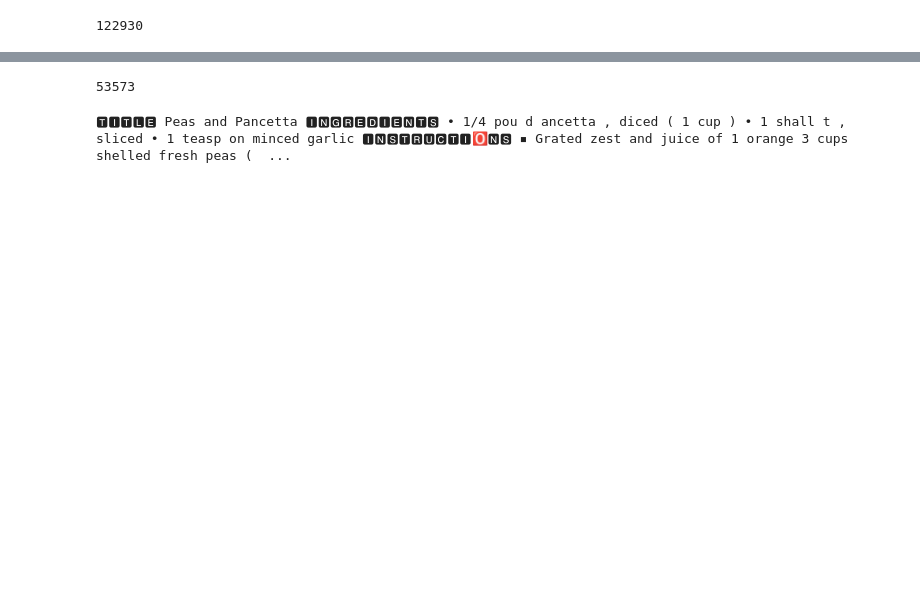
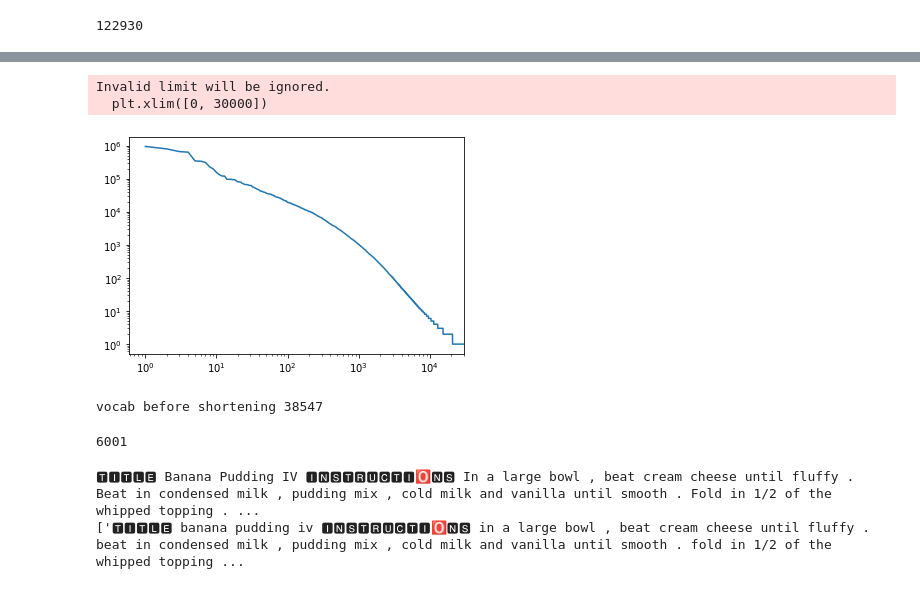
Before and after one commit to andrewdingcanada8/ml-recipe-generator, a Jupyter notebook: data/data_mmf.ipynb, the cells around one changed output, grey strips where cells are left out. Saved outputs shown, nothing was run; the diff lists cells and outputs as text; code cells hidden in the pictures; blank space fills up the shorter version.

```diff
--- a/data/data_mmf.ipynb
+++ b/data/data_mmf.ipynb
@@ -105,8 +201,11 @@ print(len(max_len_recipes))
+# %%
+from nltk.stem import WordNetLemmatizer, PorterStemmer
+lm = WordNetLemmatizer()
+ps = PorterStemmer()
 # %%
-import nltk
-nltk.download('punkt')
 for i in range(len(max_len_recipes)):
     sentence = max_len_recipes[i]
+    sentence = lm.lemmatize(sentence)
     tokens = nltk.word_tokenize(sentence)
     nltk_data = " ".join(tokens)
     max_len_recipes[i] = nltk_data
@@ -117,14 +212,41 @@ for i in range(len(max_len_recipes)):
 # %%
 STOP_SIGN = '<STOP>'
+CAP = 6000
 tokenizer = tf.keras.preprocessing.text.Tokenizer(
-    filters='\n.*',
+    # char_level=True,
+    num_words=CAP,
+    char_level=False,
+    filters='▪︎()',
     lower=True,
-    split=' ',
-    oov_token="<OOV>",
-    char_level=False
+    split=' '
 )
 
 # Stop word is not a part of recipes, but tokenizer must know about it as well.
-tokenizer.fit_on_texts([STOP_SIGN])
+tokenizer.fit_on_texts([STOP_SIGN]*3000)
 tokenizer.fit_on_texts(max_len_recipes)
+
 # tokenizer.get_config()
+# %%
+
+word_freq_sorted = sorted(
+    tokenizer.word_counts.items(), key=lambda item: item[1], reverse=True)
+
+# print(word_freq_sorted[10000][0])
+# print(tokenizer.word_index[word_freq_sorted[10000][0]], tokenizer.word_index['seattle'])
+word_ranks = [tokenizer.word_index[x[0]] for x in word_freq_sorted]
+# print(word_ranks)
+# %%
+plt.loglog(word_ranks, [x[1] for x in word_freq_sorted])
+# plt.scatter()
+plt.xlim([0, 30000])
+# plt.ylim([0, 50000])
+# plt.autoscale()
+plt.show()
+# %% [output]
+Invalid limit will be ignored.
+  plt.xlim([0, 30000])
+[figure, added]
+# %%
+print("vocab before shortening", len(tokenizer.word_index))
+# %% [output]
+vocab before shortening 38547
@@ -131,14 +263,17 @@ tokenizer.fit_on_texts(max_len_recipes)
 # %%
-VOCABULARY_SIZE = len(tokenizer.word_counts) + 1
+VOCABULARY_SIZE = len(tokenizer.word_index) + 1
 print(VOCABULARY_SIZE)
 # %% [output]
-53573
+6001
 # %%
 # data_vectorized = tokenizer.texts_to_sequences(max_len_recipes)
 # print(re.sub(' (?! )', '' , as_string))
-print(max_len_recipes[1])
+print(max_len_recipes[123])
+print(tokenizer.sequences_to_texts(
+    tokenizer.texts_to_sequences([max_len_recipes[123]])))
 # %% [output]
-🆃🅸🆃🅻🅴 Peas and Pancetta 🅸🅽🅶🆁🅴🅳🅸🅴🅽🆃🆂 • 1/4 pou d ancetta , diced ( 1 cup ) • 1 shall t , sliced • 1 teasp on minced garlic 🅸🅽🆂🆃🆁🆄🅲🆃🅸🅾🅽🆂 ▪︎ Grated zest and juice of 1 orange 3 cups shelled fresh peas (  ...
+🆃🅸🆃🅻🅴 Banana Pudding IV 🅸🅽🆂🆃🆁🆄🅲🆃🅸🅾🅽🆂 In a large bowl , beat cream cheese until fluffy . Beat in condensed milk , pudding mix , cold milk and vanilla until smooth . Fold in 1/2 of the whipped topping . ...
+['🆃🅸🆃🅻🅴 banana pudding iv 🅸🅽🆂🆃🆁🆄🅲🆃🅸🅾🅽🆂 in a large bowl , beat cream cheese until fluffy . beat in condensed milk , pudding mix , cold milk and vanilla until smooth . fold in 1/2 of the whipped topping ...
 # %%
 data_vectorized = tokenizer.texts_to_sequences(max_len_recipes)
 # print(' '.join(tokenizer.sequences_to_texts(data_vectorized)))
```
Also changed, not shown: parts of 19 cells of this notebook, 6 other files.
